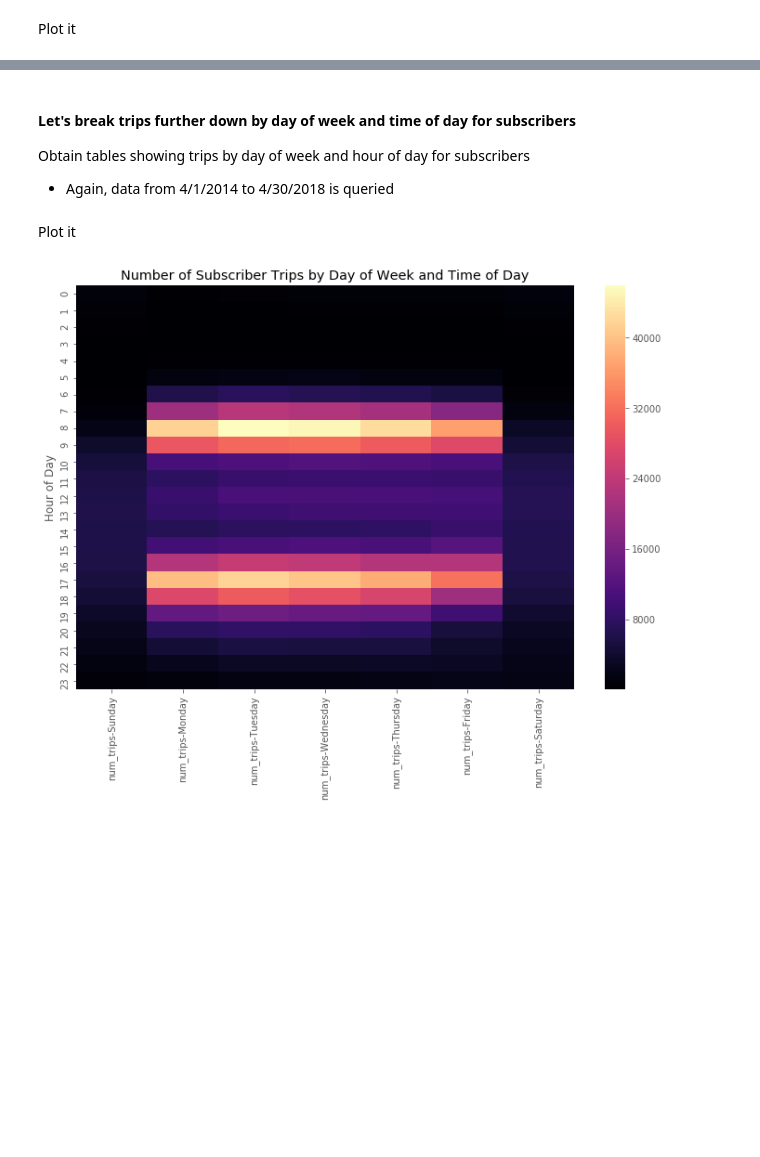
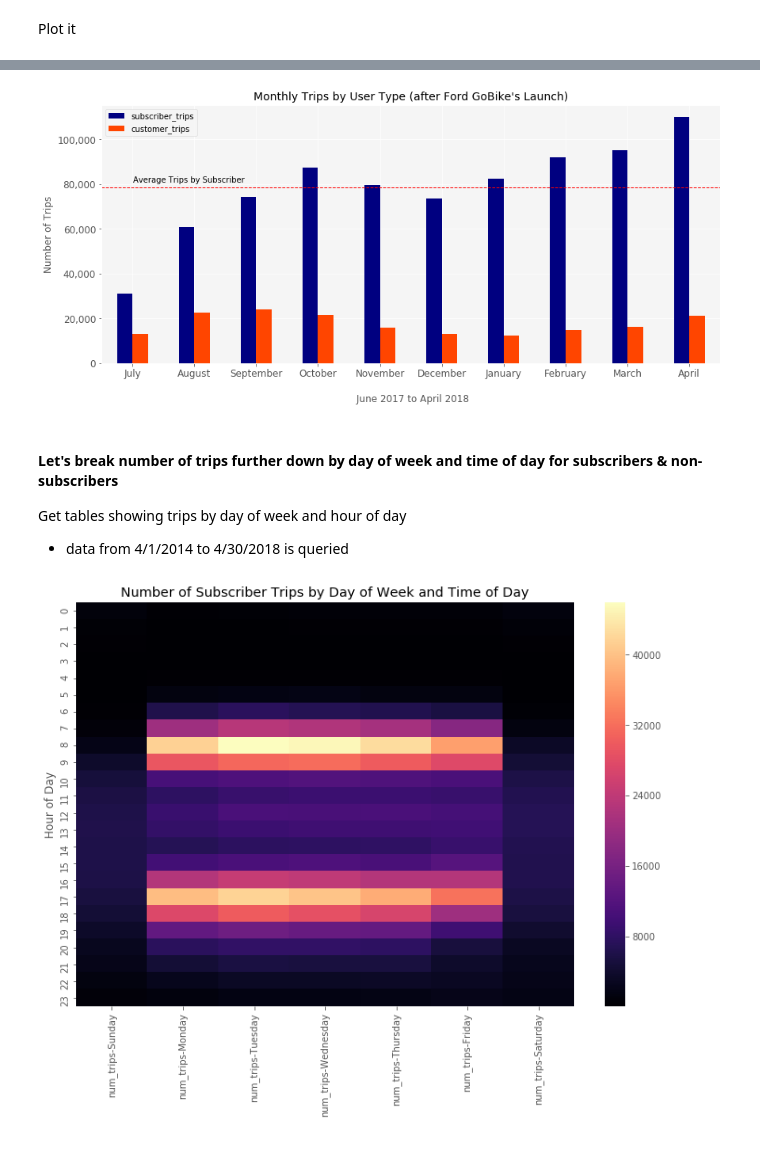
Before and after one commit to chenliny-zz/SF_Bikeshare_BigQuery, a Jupyter notebook: SF_Bikeshare_BigQuery.ipynb, the cells around one changed output, grey strips where cells are left out. Cells and saved outputs as stored; diff of their text form; code cells hidden in the pictures; blank space fills up the shorter version.

```diff
--- a/SF_Bikeshare_BigQuery.ipynb
+++ b/SF_Bikeshare_BigQuery.ipynb
@@ -253,7 +311,39 @@ pass
+# %%
+months = ["July", "August", "September", "October", "November", "December",
+          "January", "February", "March", "April"]
+
+trips_by_month['month'] = pd.Categorical(trips_by_month['month'], categories=months, ordered=True)
+trips_by_month.sort_values('month', inplace=True)
+
+ax = trips_by_month.set_index('month')[['subscriber_trips', 'customer_trips']].plot(
+    kind='bar',
+    rot=0,
+    figsize=(14,6),
+    color=['navy', 'orangered']
+)
+
+ax.set_title('Monthly Trips by User Type (after Ford GoBike\'s Launch)', fontsize=14)
+ax.set_ylabel('Number of Trips')
+ax.set_xlabel('\n June 2017 to April 2018')
+
+fmt = '{x:,.0f}'
+ax.yaxis.set_major_formatter(mtick.StrMethodFormatter(fmt))
+
+for tick in ax.yaxis.get_major_ticks():
+    tick.label.set_fontsize(12)
+for tick in ax.xaxis.get_major_ticks():
+    tick.label.set_fontsize(12)
+
+ax.axhline(trips_by_month['subscriber_trips'].mean(), color='red', linestyle='dashed',linewidth=1)
+ax.text(0.01, 81000,'Average Trips by Subscriber', fontsize=10)
+
+pass
+# %% [output]
+[figure, added]
 # %% [markdown]
-#### Let's break trips further down by day of week and time of day for subscribers
-Obtain tables showing trips by day of week and hour of day for subscribers
-- Again, data from 4/1/2014 to 4/30/2018 is queried
+#### Let's break number of trips further down by day of week and time of day for subscribers & non-subscribers
+Get tables showing trips by day of week and hour of day
+- data from 4/1/2014 to 4/30/2018 is queried
 # %%
 trips_dow_subscriber = """
                        SELECT
@@ -287,8 +377,6 @@ trips_dow_customer = """
 
 trips_dow_sub = client.query(trips_dow_subscriber).to_dataframe()
 trips_dow_cus = client.query(trips_dow_customer).to_dataframe()
-# %% [markdown]
-Plot it
 # %%
 dow_dict = {
     1: "Sunday",
```
Also changed, not shown: parts of 85 cells of this notebook.
